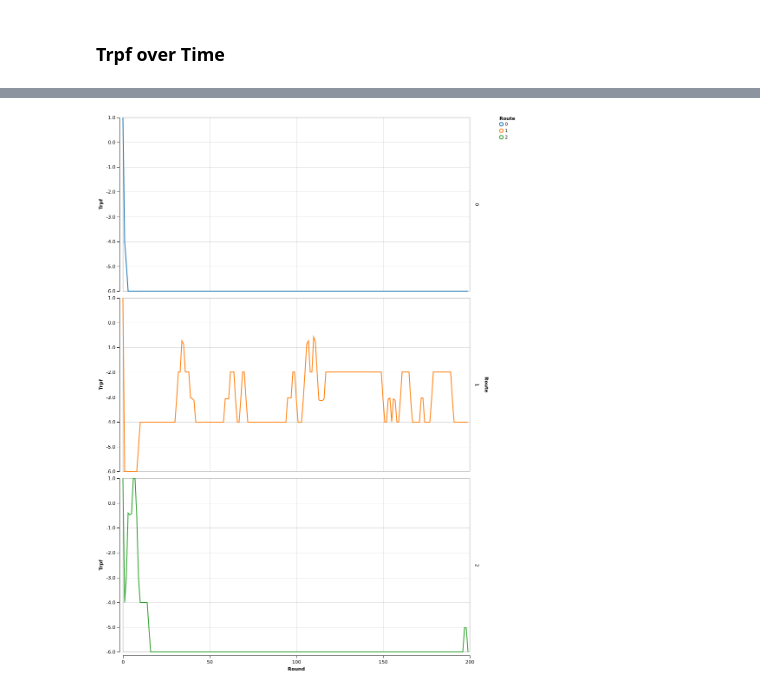
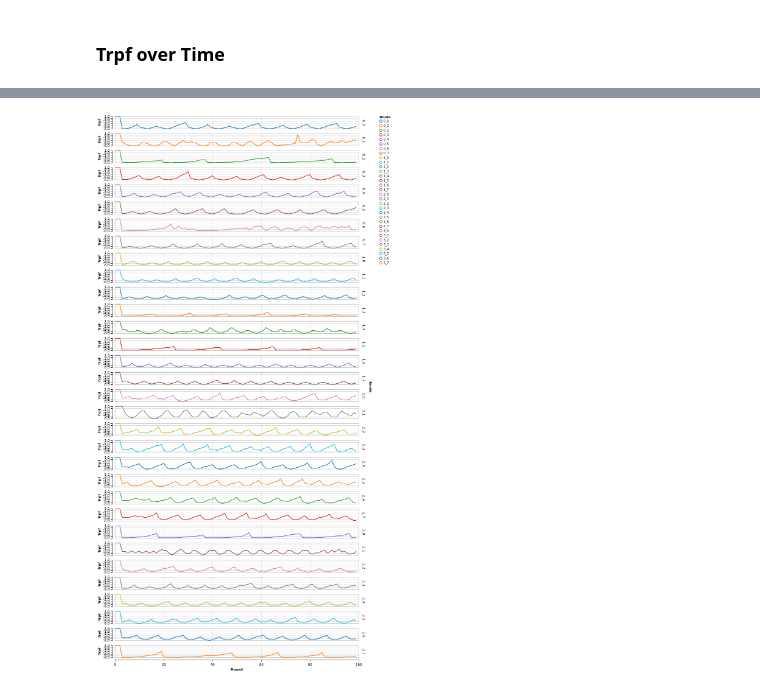
Before and after one commit to ksheng-/TrafficFlowSimulator, a Jupyter notebook: Simulator.ipynb, the cells around one changed output, grey strips where cells are left out. Cells and saved outputs as stored; diff of their text form; code cells hidden in the pictures.

```diff
--- a/Simulator.ipynb
+++ b/Simulator.ipynb
@@ -101,8 +80,6 @@ Round Count: 100
 ## Initialize the simulation
 # %%
 trips = np.hstack([np.ones(agent_counts[i])*i for i in range(len(agent_counts))])
-
-trpf = Trpf(routes, round_count, t)
 
 roads = []
 road_inds = {}
@@ -111,14 +88,6 @@ for i, params in enumerate(road_params.itertuples(index=False)):
     roads.append(road)
     road_name = params[0] + params[1] # Node 1 + Node 2
     road_inds[road_name] = i
-
-agents = []
-trpf_agents = []
-for tag, trip in zip(range(sum(agent_counts)), trips):
-    agent = Agent(tag, tresholds, weights, trip, routes, change_percent, trpf_use_percent)
-    agents.append(agent)
-    if agent.uses_trpf():
-        trpf_agents.append(agent)
 
 route_to_road = {i[0] : np.zeros((len(roads), len(i[1]))) for i in routes.items()}
 for trip, trip_routes in routes.items():
@@ -134,11 +103,21 @@ for trip, trip_routes in routes.items():
 
             route_to_road[trip][j, i] = 1
 
-route_to_road = {i[0]: np.matrix(i[1]) for i in routes.items()}
 road_to_route = {i[0]: i[1].T for i in route_to_road.items()}
 route_counts = {i[0]: len(i[1]) for i in road_to_route.items()}
 
-data = pd.DataFrame(columns = ['Route', 'Count', 'Cost', 'Trpf', 'Round'])
+routes = {i[0]: np.arange(len(i[1])) for i in routes.items()}
+agents = []
+trpf_agents = []
+for tag, trip in zip(range(sum(agent_counts)), trips):
+    agent = Agent(tag, tresholds, weights, trip, routes, change_percent, trpf_use_percent)
+    agents.append(agent)
+    if agent.uses_trpf():
+        trpf_agents.append(agent)
+
+trpf = Trpf(routes, round_count, t)
+
+data = pd.DataFrame(columns = ['Trip', 'Route', 'Count', 'Cost', 'Trpf', 'Round'])
 
 print('Number of trpf users: {}, Number of routes by trip: {}, Number of roads:{}'.format(len(trpf_agents),\
     route_counts, len(roads)))
@@ -155,7 +134,7 @@ while trpf.start_new_round():
 
     route_costs = get_route_costs(roads, choices, route_traveller_counts)
 
-    give_costs(agents, choices, route_costs)
+    give_costs(agents, route_costs)
 
     get_reports(agents, trpf, choices, excess_traveller_counts)
 
@@ -163,9 +142,10 @@ while trpf.start_new_round():
     give_trpfs(trpf_agents, route_trpfs)
 
     # Save the choices
-    for route in range(route_count):
-        route_cost = route_costs[route,0]
-        route_trpf = route_trpfs[route]
-        route_traveller_count = route_traveller_counts[route,0]
+    for trip, trip_routes in routes.items():
+        for route in trip_routes:
+            route_cost = route_costs[trip][route]
+            route_trpf = route_trpfs[trip][route]
+            route_traveller_count = route_traveller_counts[trip][route]
 
-        data.loc[data.shape[0]] = [route, route_traveller_count, route_cost, route_trpf, trpf.current_round]
+            data.loc[data.shape[0]] = [trip, route, route_traveller_count, route_cost, route_trpf, trpf.current_round]
@@ -177,8 +176,9 @@ TypeError: unsupported operand type(s) for *: 'dict' and 'dict'
 ### Statistics
 # %%
 # Drop the first 200 rounds, Trpf and Round Columns
-data['TotalCost'] = data.Count * data.Cost /
-data_by_routes = data.drop(['Round', 'Trpf'], axis=1).groupby('Route')
+data.Route = data.Trip.apply(int).apply(str) + '_' + data.Route.apply(int).apply(str)
+data['AverageCost'] = data.Count * data.Cost / sum(agent_counts)
+data_by_routes = data.drop(['Round', 'Trpf', 'Trip'], axis=1).groupby('Route')
 
 means = data_by_routes.mean()
 means.columns = ['CountMean', 'CostMean', 'TotalCostMean']
@@ -232,7 +258,7 @@ data_by_routes.sum() # Total cost can get as low as 50
 ### Trpf over Time
 # %%
 chart = Chart(data).mark_line().encode(x='Round:Q', y='Trpf:Q', color='Route:N', row='Route:N')
-chart.configure_cell(height=400, width=800)
+chart.configure_cell(height=40, width=800)
 # %% [output]
 [interactive output not drawn]
-[figure, old version]
+[figure, new version]
```
Also changed, not shown: parts of 14 cells of this notebook, 1 other file.
